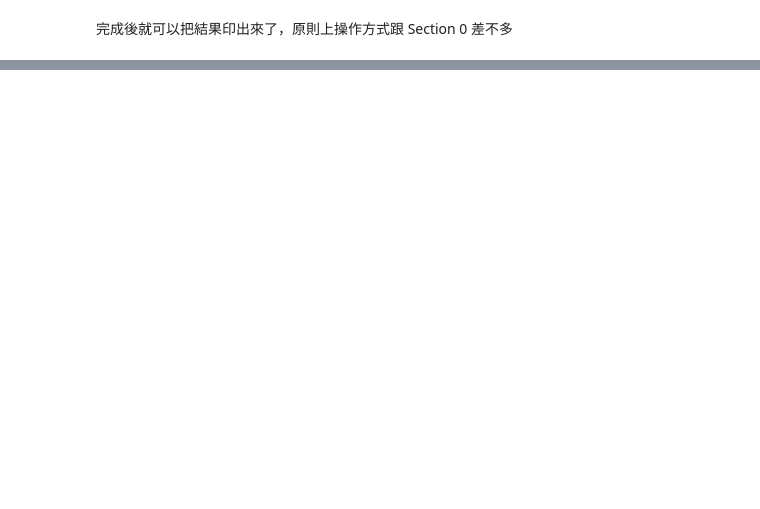
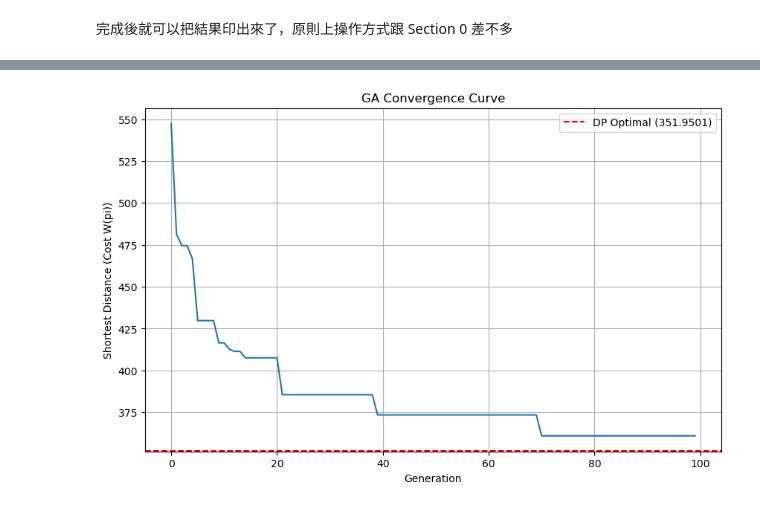
Before and after one commit to csning1998/school-medical-decision-analysis, a Jupyter notebook: 醫療決策分析_410570554_HW3.ipynb, the cells around one changed output, grey strips where cells are left out. Drawn from its saved outputs; the diff is of its cells as text; code cells hidden in the pictures; blank space fills up the shorter version.

```diff
--- a/醫療決策分析_410570554_HW3.ipynb
+++ b/醫療決策分析_410570554_HW3.ipynb
@@ -667,0 +1202,7 @@ $$
+# %%
+parent1 = tournament_selection(df_routes, k=5)
+parent2 = tournament_selection(df_routes, k=5)
+
+print("Parent 1 (winner of 1st tournament):\n", parent1)
+print()
+print("Parent 2 (winner of 2nd tournament):\n", parent2)
@@ -667,0 +1324,10 @@ $$
+# %%
+p1 = [int(x) for x in parent1]
+p2 = [int(x) for x in parent2]
+child1 = ordered_crossover(p1, p2)
+child2 = ordered_crossover(p2, p1)
+
+print(f"Parent 1: {p1}")
+print(f"Parent 2: {p2}")
+print(f"Child 1 (P1 segment, P2 order): {child1}")
+print(f"Child 2 (P2 segment, P1 order): {child2}")
@@ -667,0 +1455,13 @@ $$
+# %%
+NUM_GENERATIONS = 100
+POPULATION_SIZE = 100
+ELITISM_SIZE = 2
+MUTATION_RATE = 0.01  # p_m
+TOURNAMENT_K = 5      # k
+
+SNAPSHOT_GENERATIONS = [0, 5, 10, 20, 30, 40, 50, 60, 70, 80, 90, NUM_GENERATIONS - 1]
+
+snapshot_data = {}  # storing path and distance
+ga_progress = []  # for sketching convergence trend
+
+df_population_current = df_routes.copy()
@@ -667,0 +1581,17 @@ $$
+# %%
+plt.figure(figsize=(10, 6))
+plt.plot(ga_progress)
+plt.title("GA Convergence Curve")
+plt.xlabel("Generation")
+plt.ylabel("Shortest Distance (Cost W(pi))")
+plt.grid(True)
+plt.axhline(
+    y=dp_d_shortest,
+    color="r",
+    linestyle="--",
+    label=f"DP Optimal ({dp_d_shortest:.4f})",
+)
+plt.legend()
+plt.show()
+# %% [output]
+[figure, added]
```
Also changed, not shown: parts of 100 cells of this notebook.
